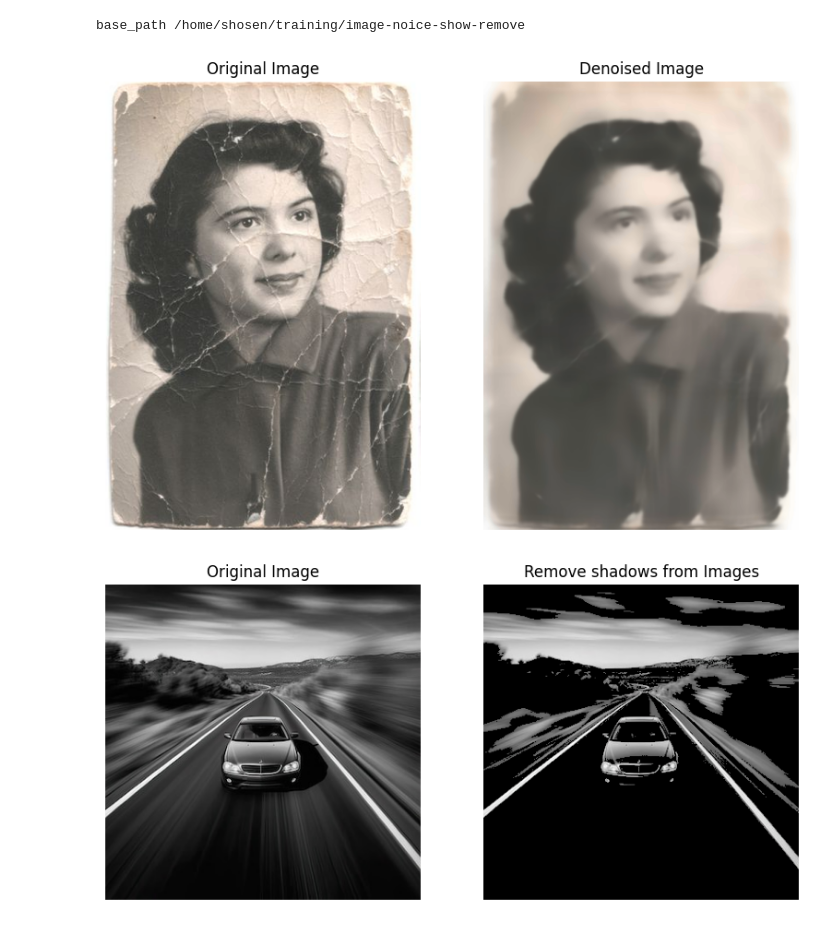
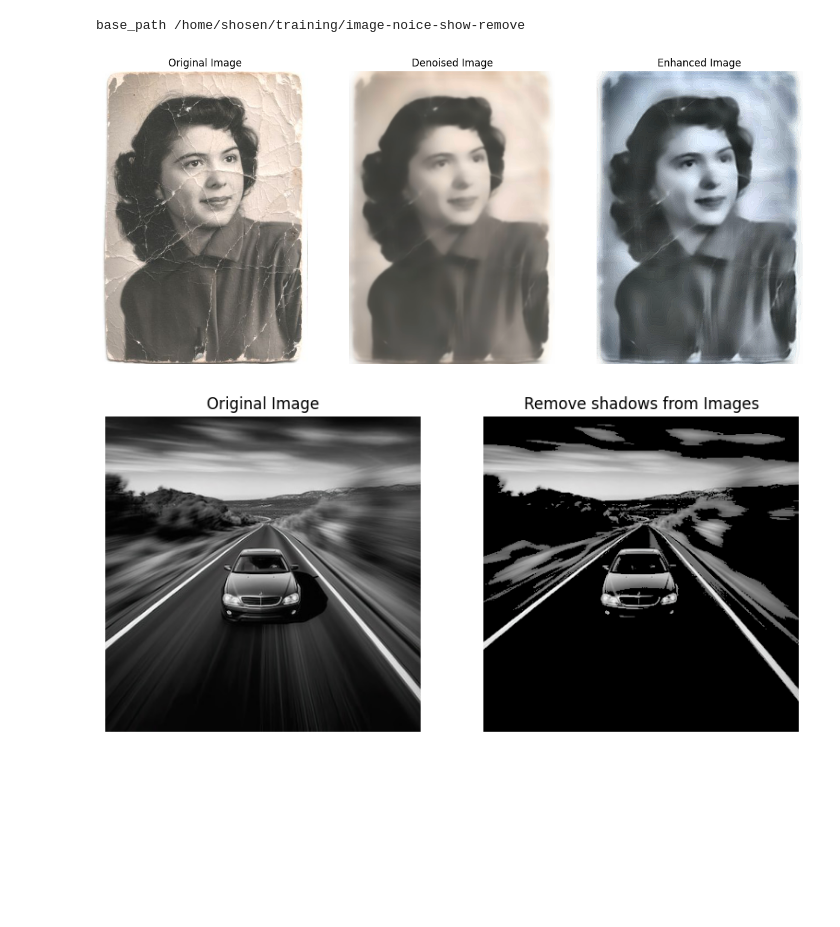
Before and after one commit to cseshahriar/image-noice-shadow-remove, a Jupyter notebook: noice-remove.ipynb, the cells around one changed output. Saved outputs shown, nothing was run; the diff lists cells and outputs as text; code cells hidden in the pictures; blank space fills up the shorter version.

```diff
--- a/noice-remove.ipynb
+++ b/noice-remove.ipynb
@@ -47,23 +88,30 @@ def remove_shadows(denoised_img):
 # %%
 # Step 1: Display the results
 plt.figure(figsize=(15, 10))
 
 # Display the original image
 plt.subplot(1, 3, 1)
 img_rgb = cv2.cvtColor(img1, cv2.COLOR_BGR2RGB)
 plt.imshow(img_rgb)
 plt.title('Original Image')
 plt.axis('off')
 
 # Display the denoised image
 plt.subplot(1, 3, 2)
 denoised_rgb = cv2.cvtColor(remove_noise(img1), cv2.COLOR_BGR2RGB)
 plt.imshow(denoised_rgb)
 plt.title('Denoised Image')
 plt.axis('off')
+
+# Enhanced image
+enhanced_image = enhance_image(denoised_rgb)
+plt.subplot(1, 3, 3)
+plt.imshow(enhanced_rgb)
+plt.title('Enhanced Image')
+plt.axis('off')
 plt.show()
 # %% [output]
-[figure, old version]
+[figure, new version]
 # %%
 # Step 1: Display the results
 plt.figure(figsize=(15, 10))
```
Also changed, not shown: parts of 2 cells of this notebook, 1 other file.
